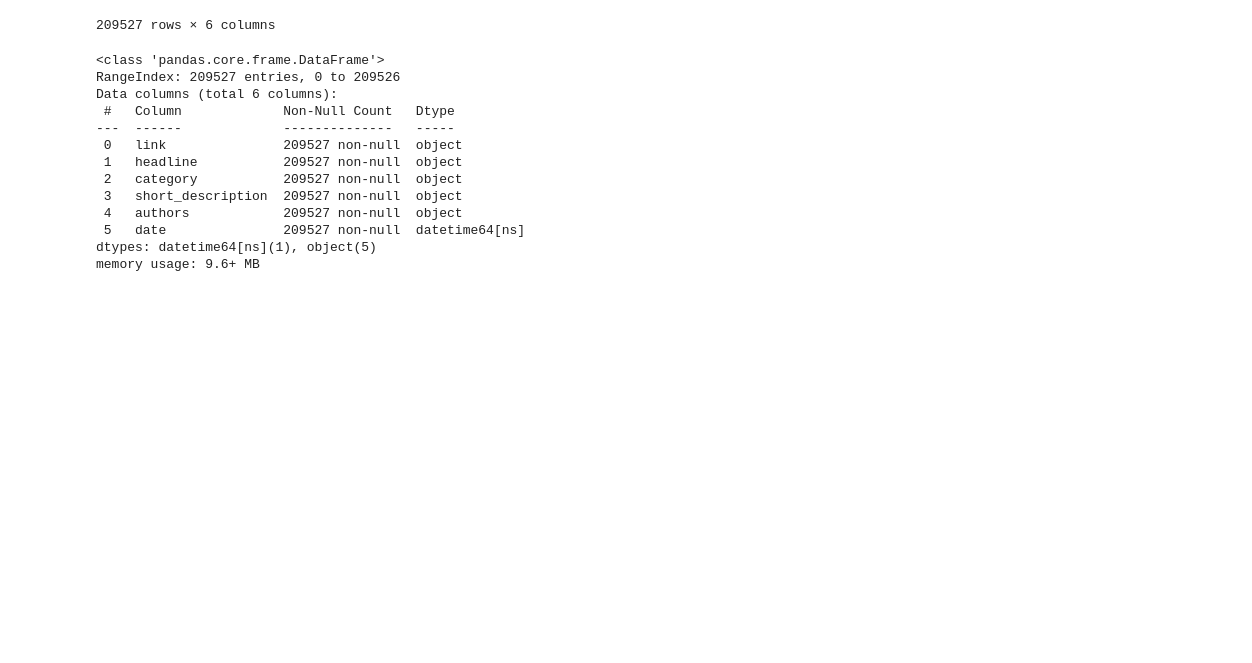
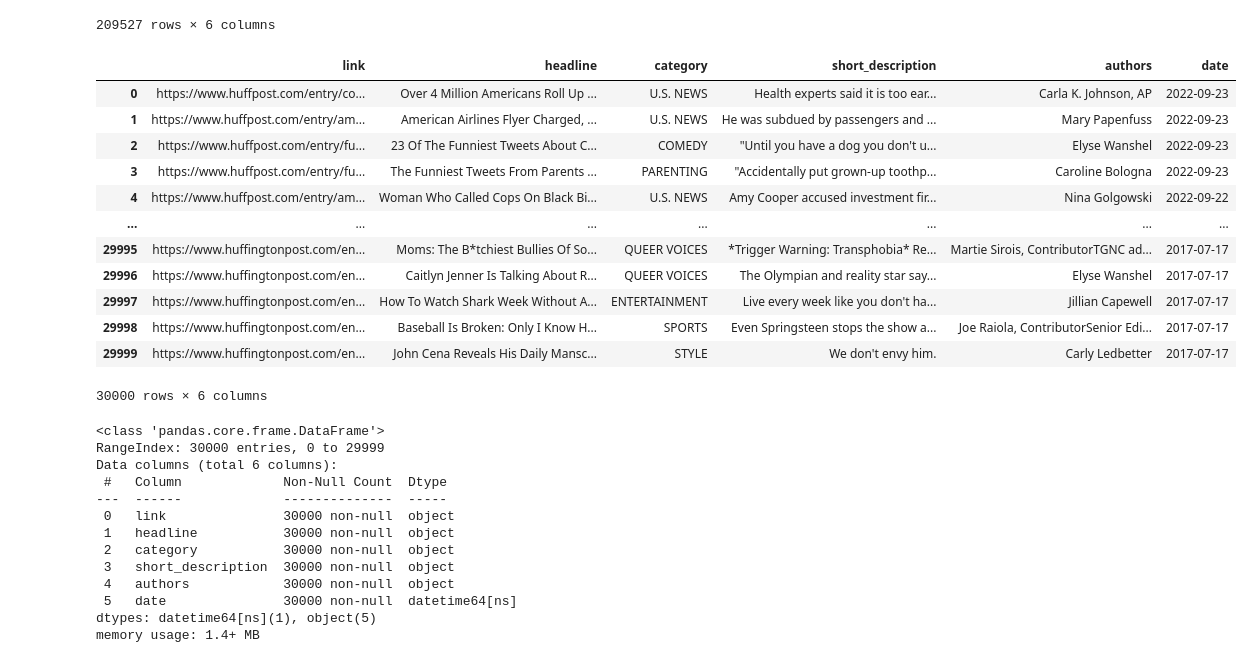
Before and after one commit to msds25018-lab/IRTM_Project, a Jupyter notebook: project-code.ipynb, the cells around one changed output. Cells and saved outputs as stored; diff of their text form; code cells hidden in the pictures; blank space fills up the shorter version.

```diff
--- a/project-code.ipynb
+++ b/project-code.ipynb
@@ -18,19 +18,37 @@ df
 | 209525 | https://www.huffingtonpost.com/en... | Aldon Smith Arrested: 49ers Lineb... | SPORTS | CORRECTION: An earlier version of... |  | 2012-01-28 |
 | 209526 | https://www.huffingtonpost.com/en... | Dwight Howard Rips Teammates Afte... | SPORTS | The five-time all-star center tor... |  | 2012-01-28 |
 209527 rows × 6 columns
+# %%
+df = df.head(30000)
+# %%
+df
+# %% [output]
+|  | link | headline | category | short_description | authors | date |
+| 0 | https://www.huffpost.com/entry/co... | Over 4 Million Americans Roll Up ... | U.S. NEWS | Health experts said it is too ear... | Carla K. Johnson, AP | 2022-09-23 |
+| 1 | https://www.huffpost.com/entry/am... | American Airlines Flyer Charged, ... | U.S. NEWS | He was subdued by passengers and ... | Mary Papenfuss | 2022-09-23 |
+| 2 | https://www.huffpost.com/entry/fu... | 23 Of The Funniest Tweets About C... | COMEDY | "Until you have a dog you don't u... | Elyse Wanshel | 2022-09-23 |
+| 3 | https://www.huffpost.com/entry/fu... | The Funniest Tweets From Parents ... | PARENTING | "Accidentally put grown-up toothp... | Caroline Bologna | 2022-09-23 |
+| 4 | https://www.huffpost.com/entry/am... | Woman Who Called Cops On Black Bi... | U.S. NEWS | Amy Cooper accused investment fir... | Nina Golgowski | 2022-09-22 |
+| ... | ... | ... | ... | ... | ... | ... |
+| 29995 | https://www.huffingtonpost.com/en... | Moms: The B*tchiest Bullies Of So... | QUEER VOICES | *Trigger Warning: Transphobia* Re... | Martie Sirois, ContributorTGNC ad... | 2017-07-17 |
+| 29996 | https://www.huffingtonpost.com/en... | Caitlyn Jenner Is Talking About R... | QUEER VOICES | The Olympian and reality star say... | Elyse Wanshel | 2017-07-17 |
+| 29997 | https://www.huffingtonpost.com/en... | How To Watch Shark Week Without A... | ENTERTAINMENT | Live every week like you don't ha... | Jillian Capewell | 2017-07-17 |
+| 29998 | https://www.huffingtonpost.com/en... | Baseball Is Broken: Only I Know H... | SPORTS | Even Springsteen stops the show a... | Joe Raiola, ContributorSenior Edi... | 2017-07-17 |
+| 29999 | https://www.huffingtonpost.com/en... | John Cena Reveals His Daily Mansc... | STYLE | We don't envy him. | Carly Ledbetter | 2017-07-17 |
+30000 rows × 6 columns
 # %%
 df.info()
 # %% [output]
 <class 'pandas.core.frame.DataFrame'>
-RangeIndex: 209527 entries, 0 to 209526
+RangeIndex: 30000 entries, 0 to 29999
 Data columns (total 6 columns):
- #   Column             Non-Null Count   Dtype
----  ------             --------------   -----
- 0   link               209527 non-null  object
- 1   headline           209527 non-null  object
- 2   category           209527 non-null  object
- 3   short_description  209527 non-null  object
- 4   authors            209527 non-null  object
- 5   date               209527 non-null  datetime64[ns]
+ #   Column             Non-Null Count  Dtype
+---  ------             --------------  -----
+ 0   link               30000 non-null  object
+ 1   headline           30000 non-null  object
+ 2   category           30000 non-null  object
+ 3   short_description  30000 non-null  object
+ 4   authors            30000 non-null  object
+ 5   date               30000 non-null  datetime64[ns]
 dtypes: datetime64[ns](1), object(5)
-memory usage: 9.6+ MB
+memory usage: 1.4+ MB
```
Also changed, not shown: parts of 3 cells of this notebook.
